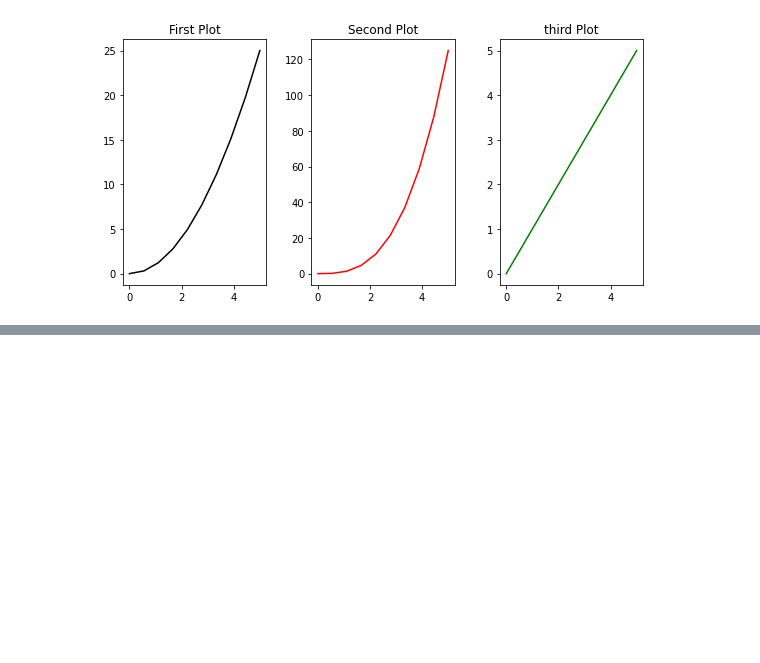
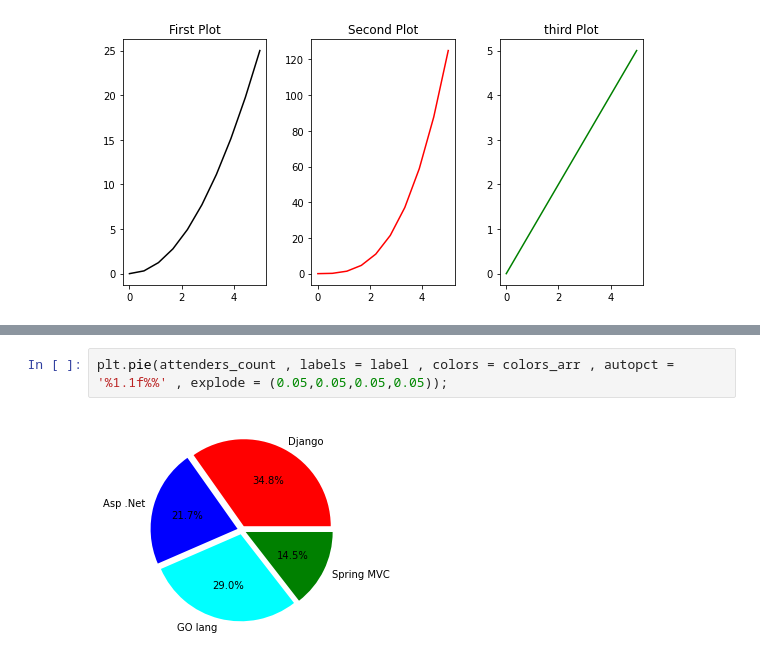
Before and after one commit to Abtinz/Machine-Learning-with-Python, a Jupyter notebook: Intro/Matplotlib/Matplotlib.ipynb, the cells around one changed output, grey strips where cells are left out. Drawn from its saved outputs; the diff is of its cells as text; blank space fills up the shorter version.

```diff
--- a/Intro/Matplotlib/Matplotlib.ipynb
+++ b/Intro/Matplotlib/Matplotlib.ipynb
@@ -102,0 +73,4 @@ plt.show()
+# %%
+plt.pie(attenders_count , labels = label , colors = colors_arr , autopct = '%1.1f%%' , explode = (0.05,0.05,0.05,0.05));
+# %% [output]
+[figure, added]
```
Also changed, not shown: parts of 9 cells of this notebook.
